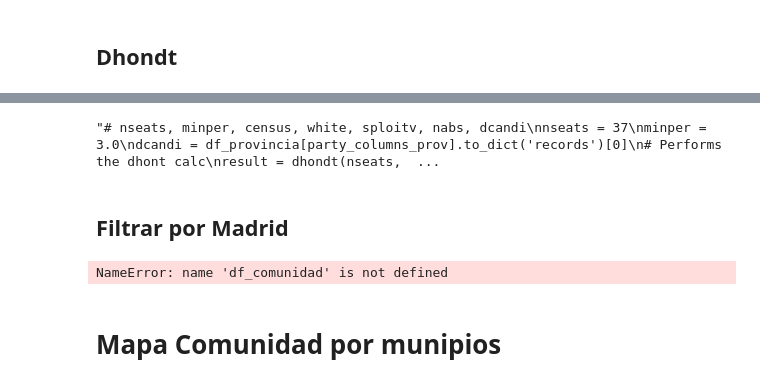
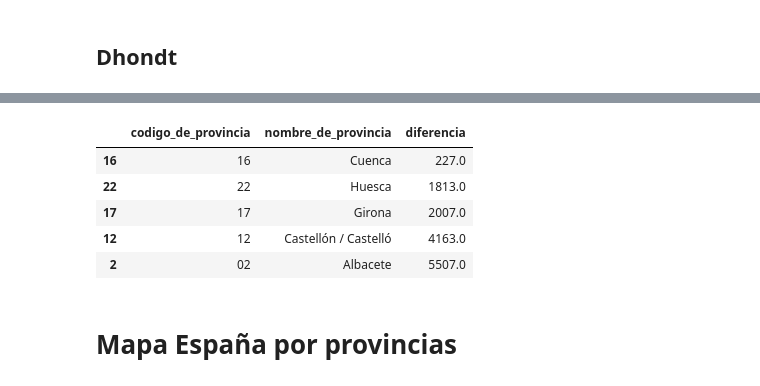
Before and after one commit to Morante-tech/PoliticAI, a Jupyter notebook: privado-articulos/notebooks/region_influyente.ipynb, the cells around one changed output, grey strips where cells are left out. Saved outputs shown, nothing was run; the diff lists cells and outputs as text; code cells hidden in the pictures.

```diff
--- a/privado-articulos/notebooks/region_influyente.ipynb
+++ b/privado-articulos/notebooks/region_influyente.ipynb
@@ -132,23 +128,33 @@ df_escanios.head()
 # %% [markdown]
 ## Dhondt
 # %%
-prov_dict = {}
+prov_full_dict = {}
 for index, row in df_escanios.iterrows():
     #print(row["nombre_de_provincia"])
     df_provincia_row = df_provincia[df_provincia.codigo_de_provincia == row["codigo_de_provincia"]]
     tabla_dhondt, escanios = calculate_dhondt(df_row_votes=df_provincia_row,
                                               party_columns=party_columns_prov, n_seats=row["escaños"])
 
-    prov_dict[str(row["codigo_de_provincia"])]={}
-    prov_dict[str(row["codigo_de_provincia"])]["tabla"] = tabla_dhondt
-    prov_dict[str(row["codigo_de_provincia"])]["escaños"] = escanios
+    prov_full_dict[str(row["codigo_de_provincia"])]={}
+    prov_full_dict[str(row["codigo_de_provincia"])]["tabla"] = tabla_dhondt
+    prov_full_dict[str(row["codigo_de_provincia"])]["escaños"] = escanios
     #print(tabla_dhondt.tail(2))
 # %%
+prov_diff_dict = {}
+df_prov_diff = pd.DataFrame(data=[], columns=["codigo_de_provincia", "nombre_de_provincia", "diferencia"])
 for cod_prov in df_escanios["codigo_de_provincia"].unique():
-    print(df_escanios[df_escanios["codigo_de_provincia"] == ])
-    last_line = prov_dict[str(cod_prov)]["tabla"].tail(1)
+    nombre_prov = df_escanios[df_escanios["codigo_de_provincia"] == cod_prov]["nombre_de_provincia"].to_list()[0]
+    print(nombre_prov)
+    last_line = prov_full_dict[str(cod_prov)]["tabla"].tail(1)
     gold = last_line.idxmax(axis=1).to_list()
     silver = last_line[[x for x in last_line.columns if x not in gold]].idxmax(axis=1).to_list()
     last_line = last_line[gold+silver]
+    prov_plus = [x for x in last_line.columns if x in coalicion_a_favor]
+    prov_minus = [x for x in last_line.columns if x in coalicion_en_contra]
+    last_line["a_favor"] = last_line[prov_plus].sum(axis=1)
+    last_line["en_contra"] = last_line[prov_minus].sum(axis=1)
+    last_line["diferencia"] = last_line["a_favor"] - last_line["en_contra"]
+    prov_diff_dict[str(cod_prov)] = last_line
+    df_prov_diff.loc[cod_prov] = [str(cod_prov).zfill(2), nombre_prov, last_line["diferencia"].to_list()[0]]
     print(last_line)
 # %% [output]
@@ -226,13 +177,0 @@ current_votes["acumulado"] = current_votes["acumulado"] -1"""
-# %%
-"""# nseats, minper, census, white, sploitv, nabs, dcandi
-nseats = 37
-minper = 3.0
-dcandi = df_provincia[party_columns_prov].to_dict('records')[0]
-# Performs the dhont calc
-result = dhondt(nseats, minper, dcandi)
-# Returns data calc
-print('<seats: {0}>'.format(sorted(result.repre.items(), key=lambda p: p[1], reverse=True)))"""
-# %% [output]
-"# nseats, minper, census, white, sploitv, nabs, dcandi\nnseats = 37\nminper = 3.0\ndcandi = df_provincia[party_columns_prov].to_dict('records')[0]\n# Performs the dhont calc\nresult = dhondt(nseats,  ...
-# %% [markdown]
-## Filtrar por Madrid
@@ -243,6 +178,12 @@ df_comunidad.shape
-# %%
-df_comunidad.columns
-# %% [output]
-NameError: name 'df_comunidad' is not defined
+# %%
+df_prov_best_candidates = df_prov_diff[df_prov_diff.diferencia > 0].sort_values(ascending=True, by="diferencia")
+df_prov_best_candidates.head()
+# %% [output]
+|  | codigo_de_provincia | nombre_de_provincia | diferencia |
+| 16 | 16 | Cuenca | 227.0 |
+| 22 | 22 | Huesca | 1813.0 |
+| 17 | 17 | Girona | 2007.0 |
+| 12 | 12 | Castellón / Castelló | 4163.0 |
+| 2 | 02 | Albacete | 5507.0 |
 # %% [markdown]
-# Mapa Comunidad por munipios
+# Mapa España por provincias
```
Also changed, not shown: parts of 36 cells of this notebook.
